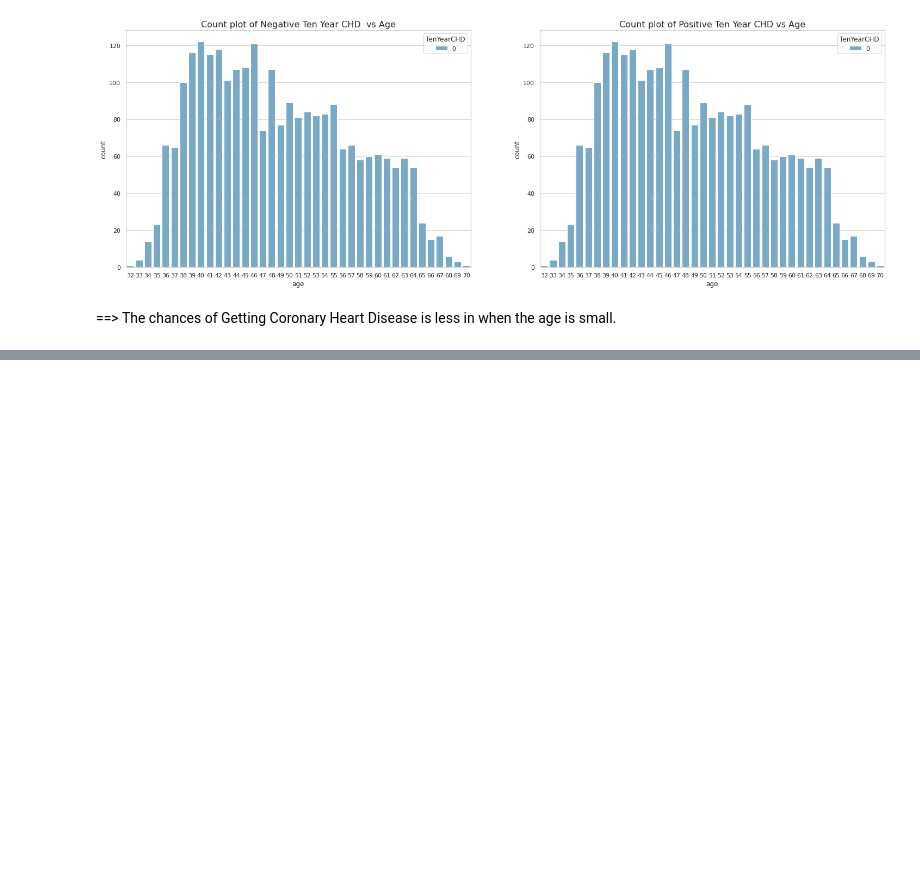
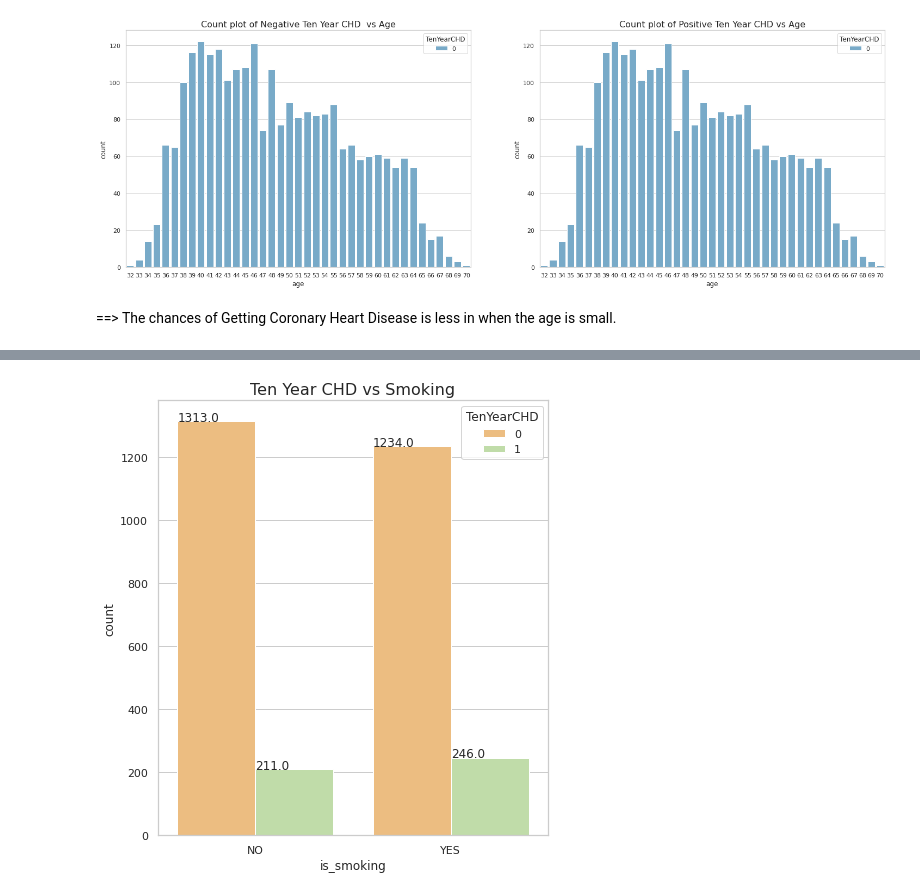
Before and after one commit to snehahampapura/Cardiovascular-Risk-Prediction, a Jupyter notebook: Cardiovascular_Risk_Prediction.ipynb, the cells around one changed output, grey strips where cells are left out. Drawn from its saved outputs; the diff is of its cells as text; code cells hidden in the pictures; blank space fills up the shorter version.

Commit message:
Data Analysis 2

```diff
--- a/Cardiovascular_Risk_Prediction.ipynb
+++ b/Cardiovascular_Risk_Prediction.ipynb
@@ -265,0 +297,4 @@ plt.show()
+# %%
+dataset1 = dataset.groupby(['TenYearCHD','is_smoking']).agg('count').reset_index()
+dataset1 = dataset1.iloc[:,0:3]
+dataset1
@@ -265,0 +307,14 @@ plt.show()
+# %%
+dataset1.rename(columns={'age':'count'},inplace=True)
+# %%
+plt.figure(figsize=(7, 8))
+plt.title('Ten Year CHD vs Smoking',fontsize=16)
+ax = sns.barplot(x = "is_smoking", y = "count" , hue="TenYearCHD", data=dataset1,palette='Spectral')
+
+for p in ax.patches:
+    ax.annotate(str(p.get_height()), (p.get_x() , p.get_height() ))
+    # height = p.get_height()
+    # ax.annotate( "{}%".format(height),(p.get_x() + p.get_width()/2, height+.05),ha="center",va="bottom",fontsize=15)
+plt.show()
+# %% [output]
+[figure, added]
```
Also changed, not shown: parts of 25 cells of this notebook.
